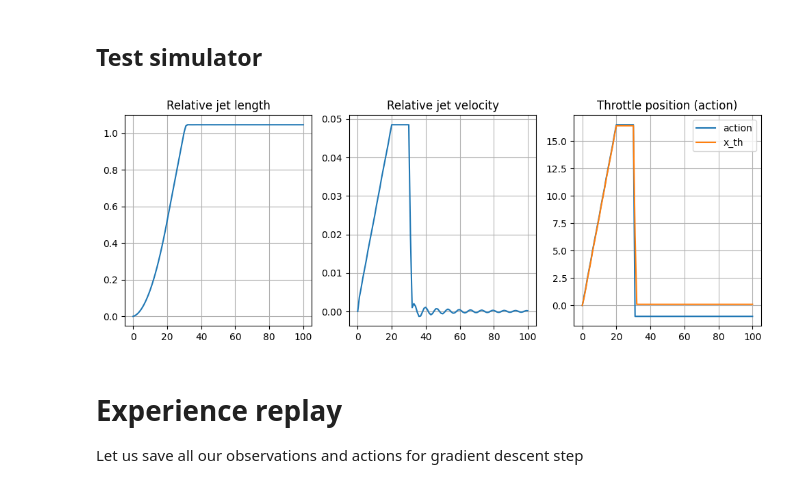
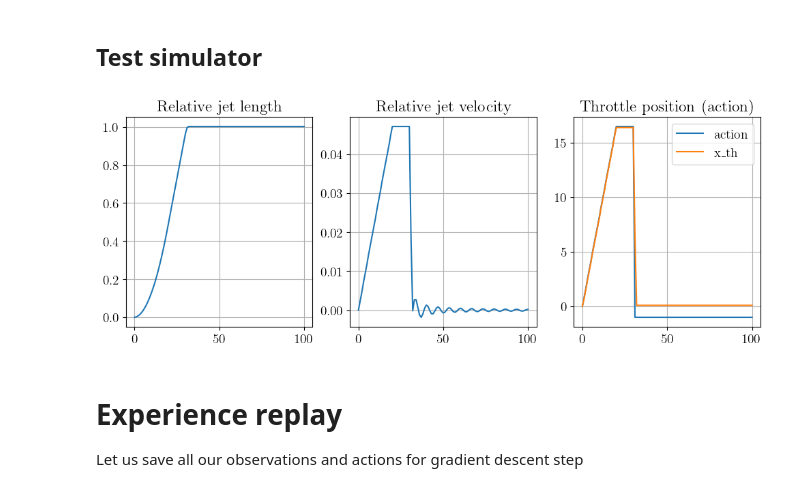
Before and after one commit to mvulf/drop_control, a Jupyter notebook: reinforce_hydraulic_system.ipynb, the cells around one changed output. Saved outputs shown, nothing was run; the diff lists cells and outputs as text; code cells hidden in the pictures.

```diff
--- a/reinforce_hydraulic_system.ipynb
+++ b/reinforce_hydraulic_system.ipynb
@@ -164,6 +164,15 @@ import numpy as np
 import pandas as pd
 from scipy.integrate import solve_ivp
 import matplotlib.pyplot as plt
+
+plt.rcParams.update({
+    "text.usetex": True,
+    "font.family": "mathptmx",
+    'font.size': 14,
+})
+
+from datetime import datetime
+import json
 
 import torch
 # Dataset - to create own dataset, DataLoader - for batch generation
@@ -176,6 +185,8 @@ from typing import Tuple, Dict, Optional, Callable, Type, Any
 
 from tqdm.notebook import tqdm
 from IPython.display import clear_output
+
+data_path = 'data/'
 # %% [markdown]
 # System implementation
 # %%
@@ -294,7 +305,7 @@ class HydraulicSystem:
             if v_p != 0:
                 # self.x_th_eps refers to somekind of backslash
                 pressure_hydraulic -= v_p*(abs(v_p)/\
-                    (x_th+self.x_th_eps)**2)*self.ploss_coef_h
+                    max(self.x_th_eps, x_th)**2)*self.ploss_coef_h
         else:
             assert x_p > 0, 'piston position might be positive'
             pressure_hydraulic = self.p_h_last +\
@@ -514,7 +525,7 @@ class Simulator:
         N_steps: int,
         state_init: np.array,
         step_size: float = 1e-4, # s
-        time_scale_first = 1e-6, # 1e-9 , for the first step
+        time_scale_first = 1e-7, # 1e-9 , for the first step
         time_scale_max = np.inf, # 1e-4, # for the max step in solve_ivp
         atol = 1e-7,
         rtol = 1e-4,
@@ -625,53 +636,57 @@ class Simulator:
 system = HydraulicSystem()
 simulator = Simulator(system, N_steps=100, state_init=np.array([1e3, 0]))
 
 observations = []
 actions = []
 states = []
 
-while simulator.step():
-    (
-        step_idx,
-        observation,
-        action,
-    ) = simulator.get_sim_step_data()
+try:
+    while simulator.step():
+        (
+            step_idx,
+            observation,
+            action,
+        ) = simulator.get_sim_step_data()
 
-    state = simulator.get_state_step_data()
+        state = simulator.get_state_step_data()
 
-    step_idx_max = 20
+        step_idx_max = 20
 
-    if simulator.current_step_idx <= step_idx_max:
-        new_action = np.array([16.5 * simulator.current_step_idx/step_idx_max])
-    elif simulator.current_step_idx <= step_idx_max + 10:
-        new_action = np.array([16.5])
-    else:
-        new_action = np.array([-1.])
+        if simulator.current_step_idx <= step_idx_max:
+            new_action = np.array([16.5 * simulator.current_step_idx/step_idx_max])
+        elif simulator.current_step_idx <= step_idx_max + 10:
+            new_action = np.array([16.5])
+        else:
+            new_action = np.array([-1.])
 
-    new_action = np.round(new_action,1)
+        new_action = np.round(new_action,1)
 
-    simulator.set_action(new_action)
-    observations.append(observation)
-    actions.append(action)
-    states.append(state)
+        simulator.set_action(new_action)
+        observations.append(observation)
+        actions.append(action)
+        states.append(state)
+except AssertionError as e:
+    print('Get error:', e)
+    print('Stop solving and plot obtained results')
 
 states_arr = np.array(states)
 
 fig, (ax_length, ax_velocity, ax_action) = plt.subplots(nrows=1, ncols=3, figsize=(12,4))
 ax_length.plot(np.array(observations)[:,0])
 ax_length.grid()
 ax_length.set_title('Relative jet length')
 
 ax_velocity.plot(np.array(observations)[:,1])
 ax_velocity.grid()
 ax_velocity.set_title('Relative jet velocity')
 
 ax_action.plot(np.array(actions)[:, 0], label='action')
 ax_action.plot(states_arr[:, 2], label='x_th')
 ax_action.grid()
 ax_action.set_title('Throttle position (action)');
 ax_action.legend();
 # %% [output]
-[figure, old version]
+[figure, new version]
 # %% [markdown]
 # Experience replay
 
```
Also changed, not shown: parts of 13 cells of this notebook, 27 other files.
